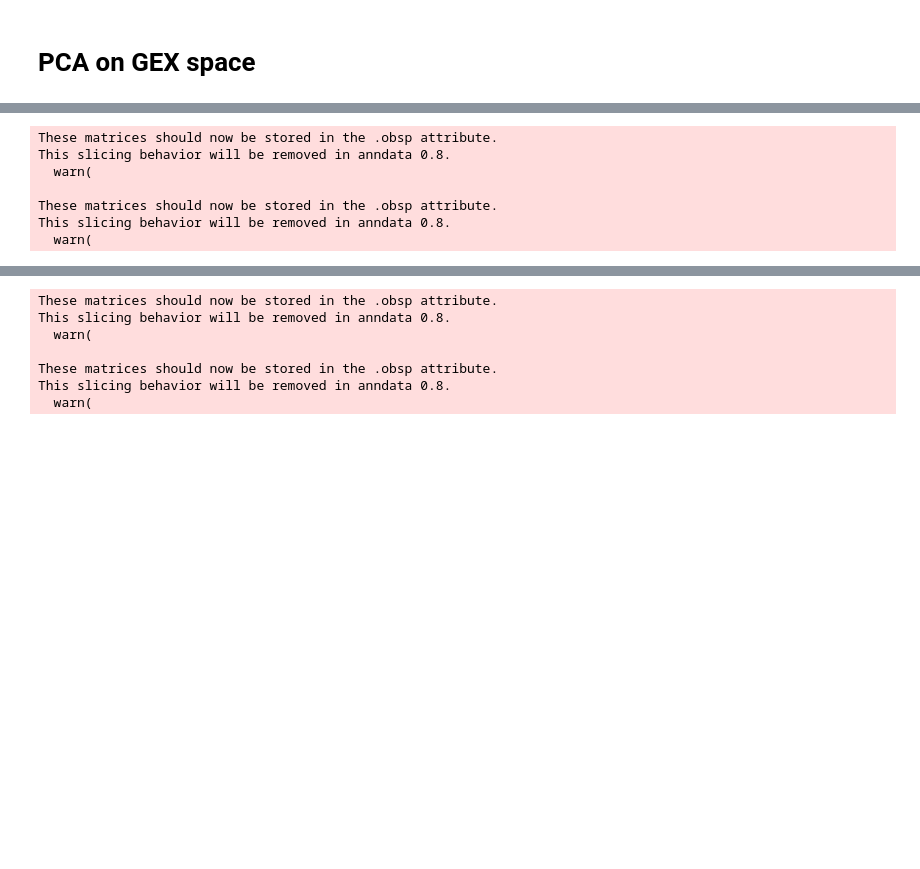
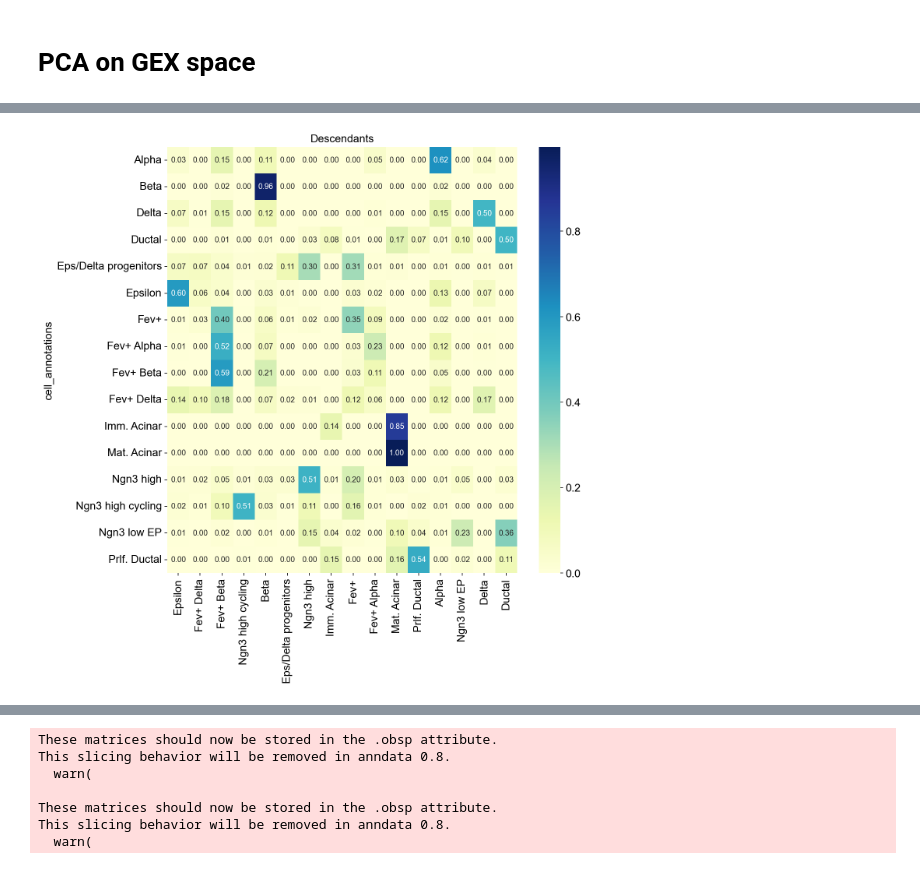
Before and after one commit to theislab/moscot-framework_reproducibility, a Jupyter notebook: 13_01_OT_GEX_only.ipynb, the cells around one changed output, grey strips where cells are left out. Cells and saved outputs as stored; diff of their text form; code cells hidden in the pictures; blank space fills up the shorter version.

```diff
--- a/13_01_OT_GEX_only.ipynb
+++ b/13_01_OT_GEX_only.ipynb
@@ -48,10 +39,9 @@ tp0 = tp0.solve(epsilon=1e-2, scale_cost="mean", tau_a=0.95, tau_b=0.99, max_ite
 # %%
-ct_desc = tp0.cell_transition(early_cells="celltype", late_cells="celltype", start=0, end=1, forward=True)
+ct_desc = tp0.cell_transition(early_annotation="celltype", late_annotation="celltype", start=0, end=1, forward=True)
-# %% [output]
-These matrices should now be stored in the .obsp attribute.
-This slicing behavior will be removed in anndata 0.8.
-  warn(
-
-These matrices should now be stored in the .obsp attribute.
-This slicing behavior will be removed in anndata 0.8.
-  warn(
+# %%
+fig, ax = plt.subplots(figsize=(10,10))
+sns.heatmap(ct_desc, annot=True, cmap="YlGnBu", ax=ax, fmt=".2f", annot_kws={"fontsize": 10})
+plt.title("Descendants")
+plt.show()
+# %% [output]
+[figure, added]
```
Also changed, not shown: parts of 14 cells of this notebook, 5 other files.
